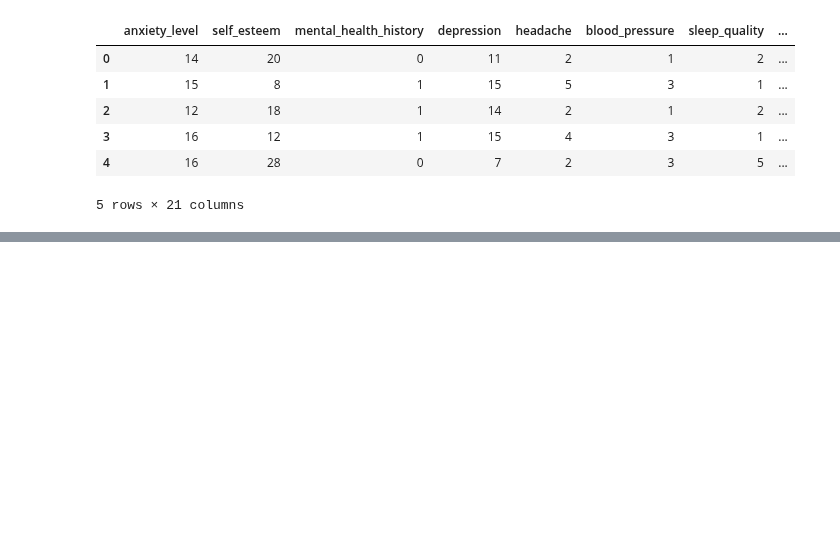
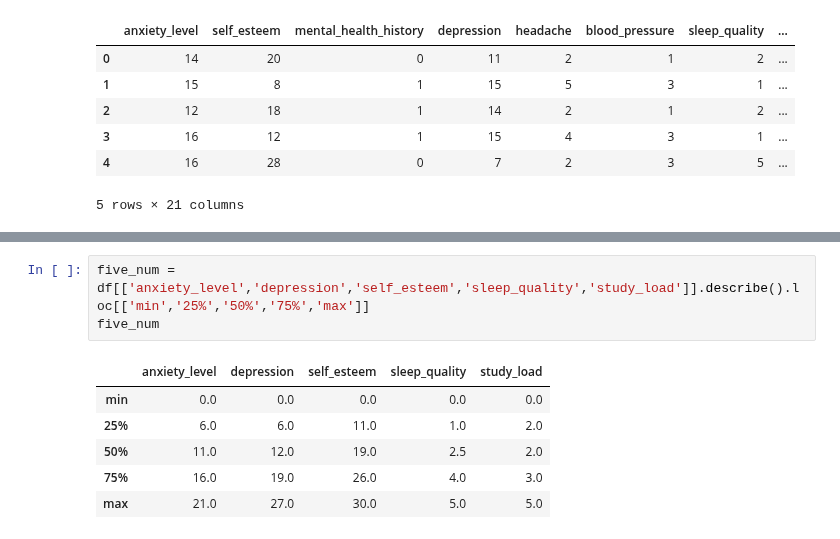
Before and after one commit to LanaAlhussaini/G12.DM, a Jupyter notebook: phase2.ipynb, the cells around one changed output, grey strips where cells are left out. Cells and saved outputs as stored; diff of their text form; blank space fills up the shorter version.

```diff
--- a/phase2.ipynb
+++ b/phase2.ipynb
@@ -37,0 +82,10 @@ df.head()
+# %%
+five_num = df[['anxiety_level','depression','self_esteem','sleep_quality','study_load']].describe().loc[['min','25%','50%','75%','max']]
+five_num
+# %% [output]
+|  | anxiety_level | depression | self_esteem | sleep_quality | study_load |
+| min | 0.0 | 0.0 | 0.0 | 0.0 | 0.0 |
+| 25% | 6.0 | 6.0 | 11.0 | 1.0 | 2.0 |
+| 50% | 11.0 | 12.0 | 19.0 | 2.5 | 2.0 |
+| 75% | 16.0 | 19.0 | 26.0 | 4.0 | 3.0 |
+| max | 21.0 | 27.0 | 30.0 | 5.0 | 5.0 |
```
Also changed, not shown: parts of 9 cells of this notebook.
